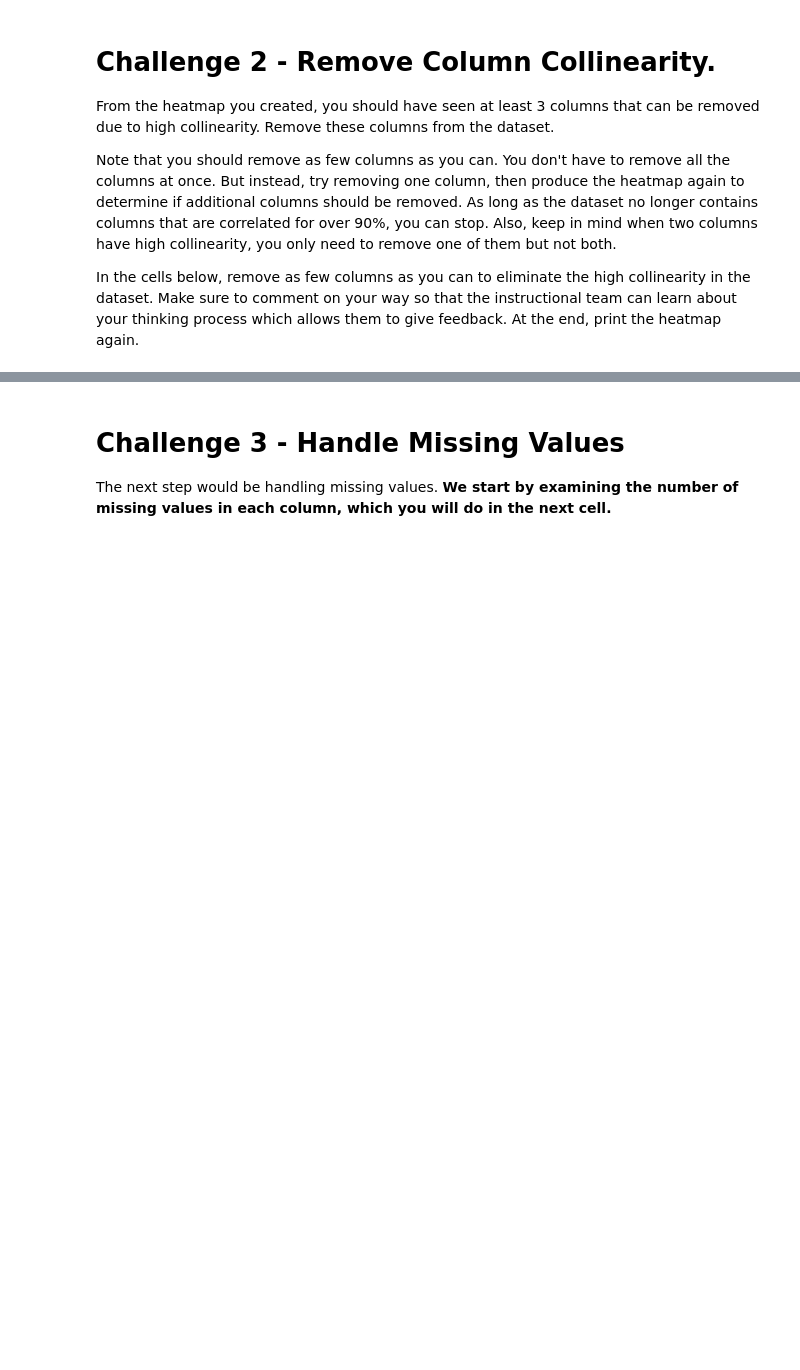
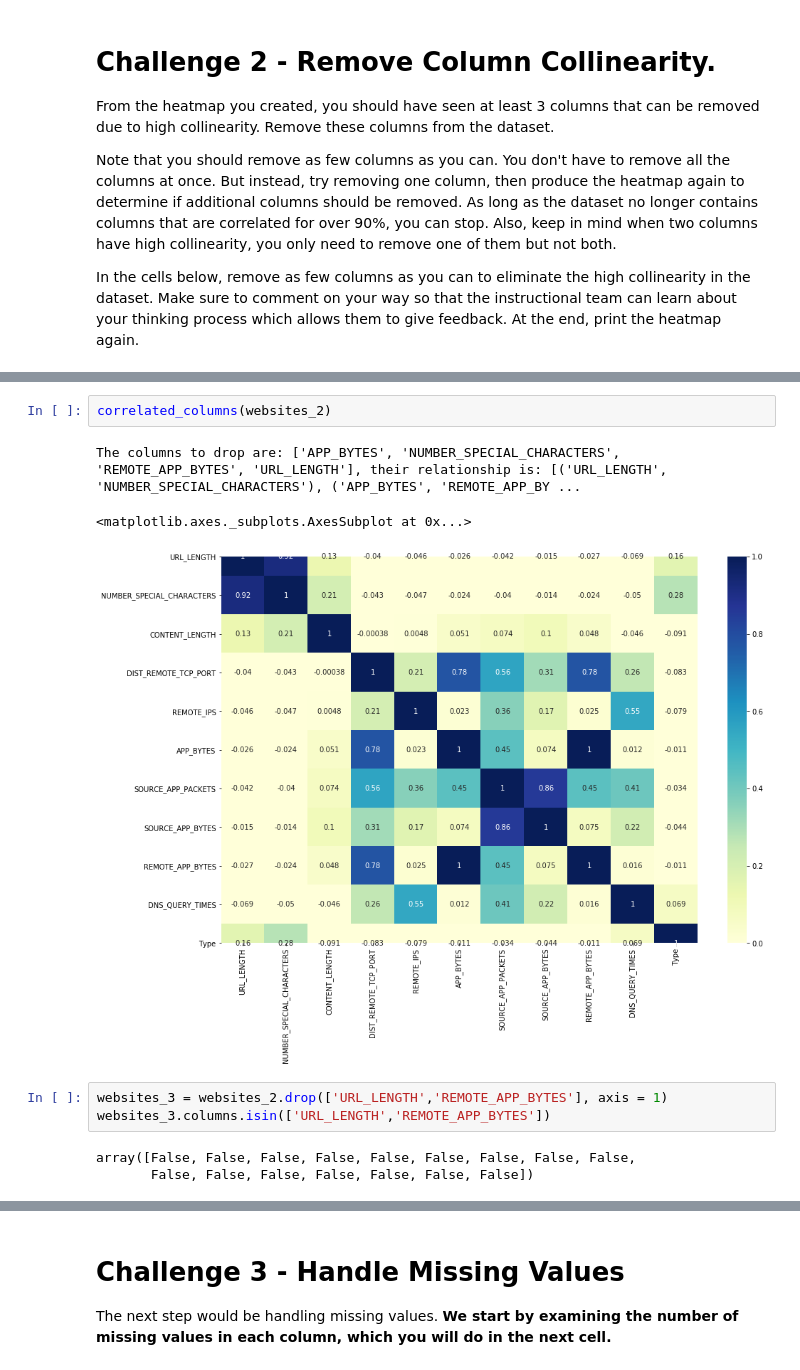
Before and after one commit to ta-datapt-bcn/lab-supervised-learning, a Jupyter notebook: your-code/main.ipynb, the cells around one changed output, grey strips where cells are left out. Saved outputs shown, nothing was run; the diff lists cells and outputs as text; blank space fills up the shorter version.

```diff
--- a/your-code/main.ipynb
+++ b/your-code/main.ipynb
@@ -70,0 +187,12 @@ In the cells below, remove as few columns as you can to eliminate the high colli
+# %%
+correlated_columns(websites_2)
+# %% [output]
+The columns to drop are: ['APP_BYTES', 'NUMBER_SPECIAL_CHARACTERS', 'REMOTE_APP_BYTES', 'URL_LENGTH'], their relationship is: [('URL_LENGTH', 'NUMBER_SPECIAL_CHARACTERS'), ('APP_BYTES', 'REMOTE_APP_BY ...
+<matplotlib.axes._subplots.AxesSubplot at 0x...>
+[figure, added]
+# %%
+websites_3 = websites_2.drop(['URL_LENGTH','REMOTE_APP_BYTES'], axis = 1)
+websites_3.columns.isin(['URL_LENGTH','REMOTE_APP_BYTES'])
+# %% [output]
+array([False, False, False, False, False, False, False, False, False,
+       False, False, False, False, False, False, False])
```
Also changed, not shown: parts of 67 cells of this notebook.
